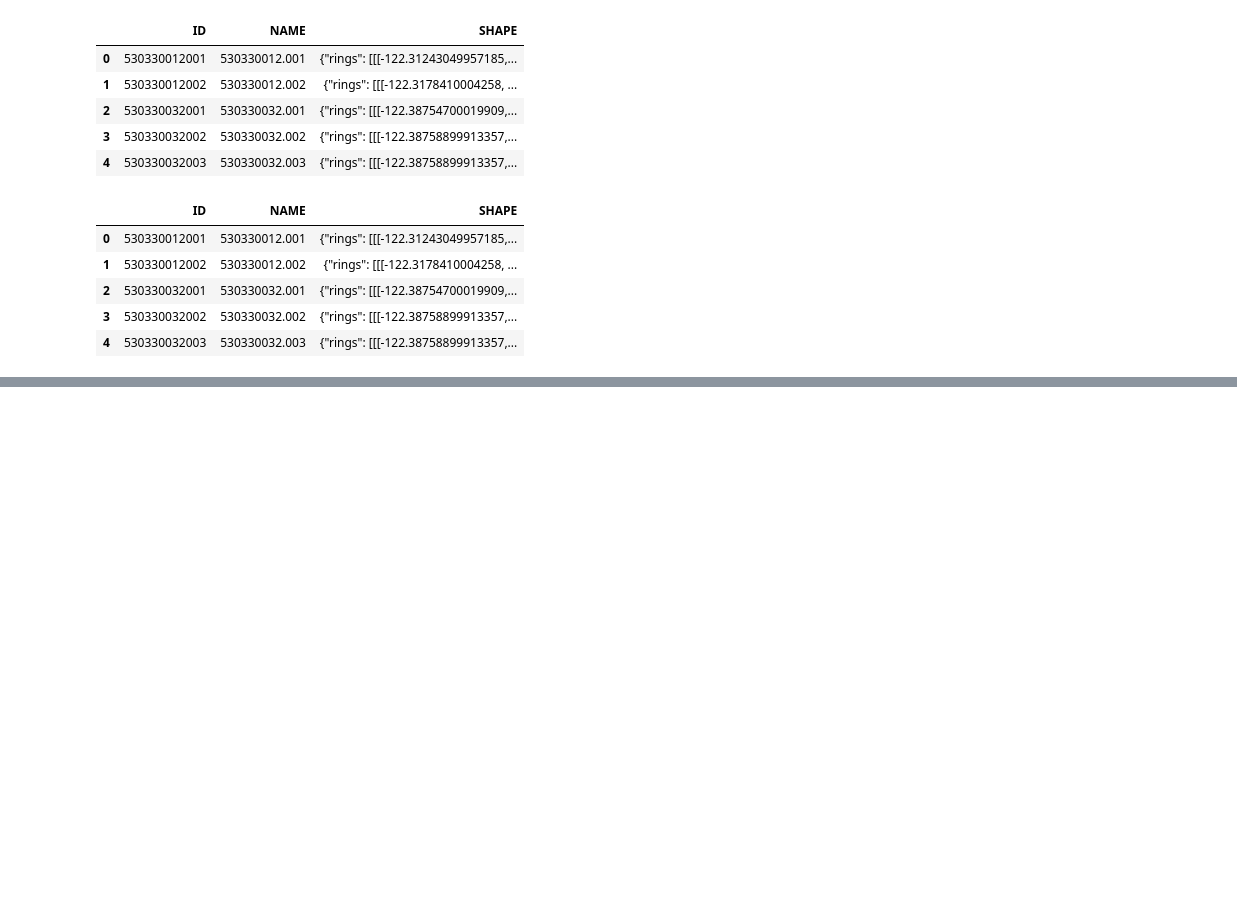
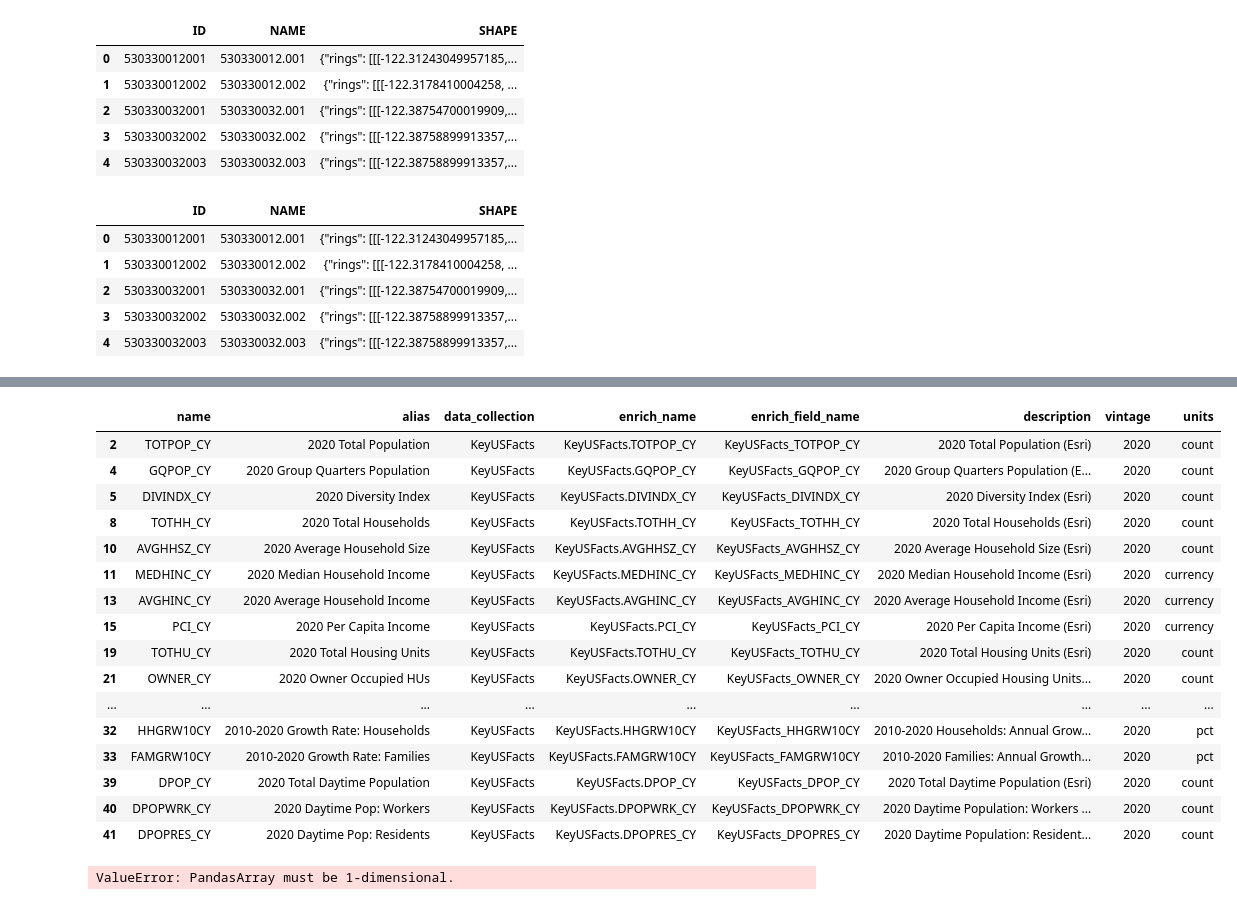
Before and after one commit to knu2xs/demographic-modeling, a Jupyter notebook: notebooks/stash/modeling-exp01.ipynb, the cells around one changed output, grey strips where cells are left out. Saved outputs shown, nothing was run; the diff lists cells and outputs as text; code cells hidden in the pictures; blank space fills up the shorter version.

```diff
--- a/notebooks/stash/modeling-exp01.ipynb
+++ b/notebooks/stash/modeling-exp01.ipynb
@@ -83,0 +86,10 @@ cbsa_df.mdl.counties.get()
+# %%
+ev = self.enrich_variables
+enrich_variables = ev[
+    (ev.data_collection.str.lower().str.contains('key'))  # get the key variables
+    & (ev.name.str.endswith('CY'))                     # just current year (2019) variables
+].reset_index(drop=True)
+# %%
+evars = enrich_variables['enrich_field_name']
+
+evars
@@ -83,0 +124,24 @@ cbsa_df.mdl.counties.get()
+# %%
+self.enrich_variables[[n in evars.str.lower().values for n in self.enrich_variables['enrich_field_name'].str.lower()]]
+# %% [output]
+|  | name | alias | data_collection | enrich_name | enrich_field_name | description | vintage | units |
+| 2 | TOTPOP_CY | 2020 Total Population | KeyUSFacts | KeyUSFacts.TOTPOP_CY | KeyUSFacts_TOTPOP_CY | 2020 Total Population (Esri) | 2020 | count |
+| 4 | GQPOP_CY | 2020 Group Quarters Population | KeyUSFacts | KeyUSFacts.GQPOP_CY | KeyUSFacts_GQPOP_CY | 2020 Group Quarters Population (E... | 2020 | count |
+| 5 | DIVINDX_CY | 2020 Diversity Index | KeyUSFacts | KeyUSFacts.DIVINDX_CY | KeyUSFacts_DIVINDX_CY | 2020 Diversity Index (Esri) | 2020 | count |
+| 8 | TOTHH_CY | 2020 Total Households | KeyUSFacts | KeyUSFacts.TOTHH_CY | KeyUSFacts_TOTHH_CY | 2020 Total Households (Esri) | 2020 | count |
+| 10 | AVGHHSZ_CY | 2020 Average Household Size | KeyUSFacts | KeyUSFacts.AVGHHSZ_CY | KeyUSFacts_AVGHHSZ_CY | 2020 Average Household Size (Esri) | 2020 | count |
+| 11 | MEDHINC_CY | 2020 Median Household Income | KeyUSFacts | KeyUSFacts.MEDHINC_CY | KeyUSFacts_MEDHINC_CY | 2020 Median Household Income (Esri) | 2020 | currency |
+| 13 | AVGHINC_CY | 2020 Average Household Income | KeyUSFacts | KeyUSFacts.AVGHINC_CY | KeyUSFacts_AVGHINC_CY | 2020 Average Household Income (Esri) | 2020 | currency |
+| 15 | PCI_CY | 2020 Per Capita Income | KeyUSFacts | KeyUSFacts.PCI_CY | KeyUSFacts_PCI_CY | 2020 Per Capita Income (Esri) | 2020 | currency |
+| 19 | TOTHU_CY | 2020 Total Housing Units | KeyUSFacts | KeyUSFacts.TOTHU_CY | KeyUSFacts_TOTHU_CY | 2020 Total Housing Units (Esri) | 2020 | count |
+| 21 | OWNER_CY | 2020 Owner Occupied HUs | KeyUSFacts | KeyUSFacts.OWNER_CY | KeyUSFacts_OWNER_CY | 2020 Owner Occupied Housing Units... | 2020 | count |
+| ... | ... | ... | ... | ... | ... | ... | ... | ... |
+| 32 | HHGRW10CY | 2010-2020 Growth Rate: Households | KeyUSFacts | KeyUSFacts.HHGRW10CY | KeyUSFacts_HHGRW10CY | 2010-2020 Households: Annual Grow... | 2020 | pct |
+| 33 | FAMGRW10CY | 2010-2020 Growth Rate: Families | KeyUSFacts | KeyUSFacts.FAMGRW10CY | KeyUSFacts_FAMGRW10CY | 2010-2020 Families: Annual Growth... | 2020 | pct |
+| 39 | DPOP_CY | 2020 Total Daytime Population | KeyUSFacts | KeyUSFacts.DPOP_CY | KeyUSFacts_DPOP_CY | 2020 Total Daytime Population (Esri) | 2020 | count |
+| 40 | DPOPWRK_CY | 2020 Daytime Pop: Workers | KeyUSFacts | KeyUSFacts.DPOPWRK_CY | KeyUSFacts_DPOPWRK_CY | 2020 Daytime Population: Workers ... | 2020 | count |
+| 41 | DPOPRES_CY | 2020 Daytime Pop: Residents | KeyUSFacts | KeyUSFacts.DPOPRES_CY | KeyUSFacts_DPOPRES_CY | 2020 Daytime Population: Resident... | 2020 | count |
+# %%
+self.enrich_variables[[evars.str.contains(n) for n in self.enrich_variables['enrich_field_name']]]
+# %% [output]
+ValueError: PandasArray must be 1-dimensional.
```
Also changed, not shown: parts of 5 cells of this notebook.
